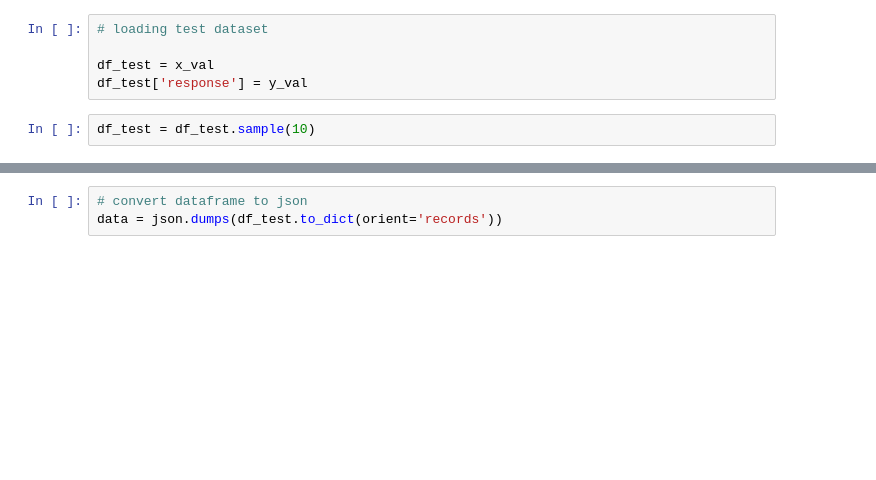
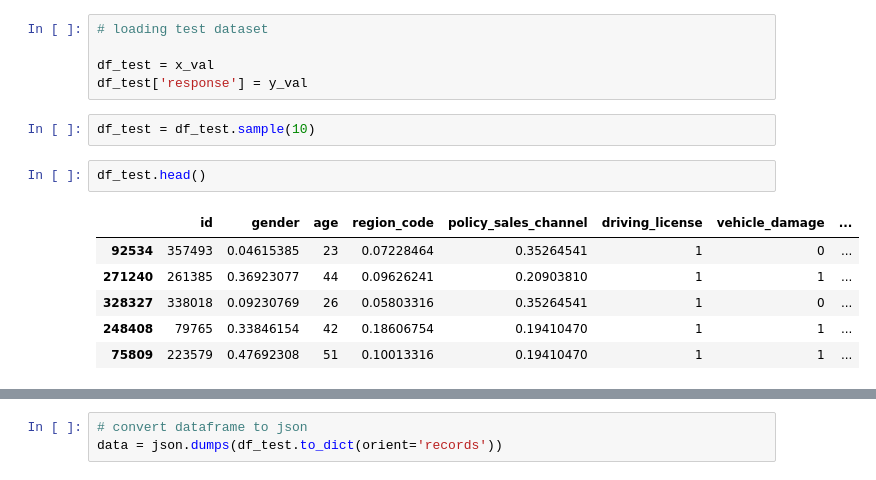
Before and after one commit to PedrosaFelipe/health_insurance, a Jupyter notebook: notebooks/v3.0_deploy_fsp.ipynb, the cells around one changed output, grey strips where cells are left out. Drawn from its saved outputs; the diff is of its cells as text; blank space fills up the shorter version.

Commit message:
First test in local server - Fail

```diff
--- a/notebooks/v3.0_deploy_fsp.ipynb
+++ b/notebooks/v3.0_deploy_fsp.ipynb
@@ -721,3 +697,12 @@ df_test = x_val
 df_test['response'] = y_val
 # %%
 df_test = df_test.sample(10)
+# %%
+df_test.head()
+# %% [output]
+|  | id | gender | age | region_code | policy_sales_channel | driving_license | vehicle_damage | ... |
+| 92534 | 357493 | 0.04615385 | 23 | 0.07228464 | 0.35264541 | 1 | 0 | ... |
+| 271240 | 261385 | 0.36923077 | 44 | 0.09626241 | 0.20903810 | 1 | 1 | ... |
+| 328327 | 338018 | 0.09230769 | 26 | 0.05803316 | 0.35264541 | 1 | 0 | ... |
+| 248408 | 79765 | 0.33846154 | 42 | 0.18606754 | 0.19410470 | 1 | 1 | ... |
+| 75809 | 223579 | 0.47692308 | 51 | 0.10013316 | 0.19410470 | 1 | 1 | ... |
```
Also changed, not shown: parts of 13 cells of this notebook, 6 other files.
